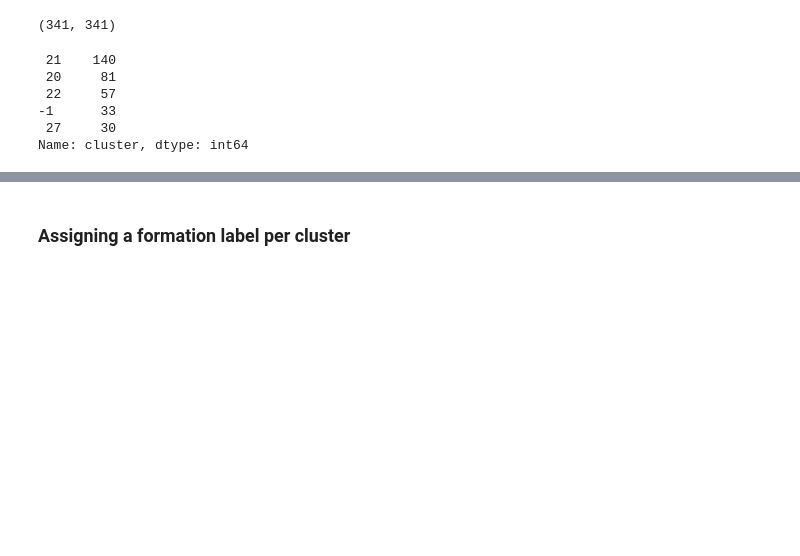
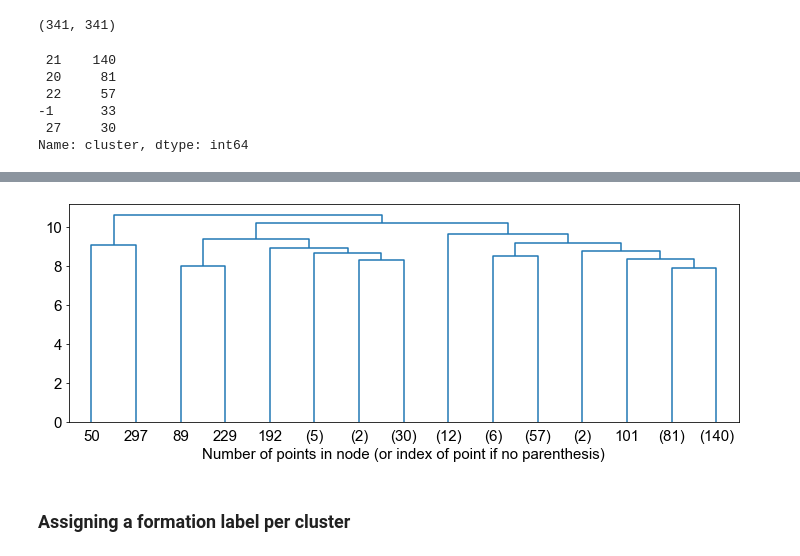
Before and after one commit to pientist/soccercpd, a Jupyter notebook: src/experiment0_formation_clustering.ipynb, the cells around one changed output, grey strips where cells are left out. Saved outputs shown, nothing was run; the diff lists cells and outputs as text; code cells hidden in the pictures; blank space fills up the shorter version.

```diff
--- a/src/experiment0_formation_clustering.ipynb
+++ b/src/experiment0_formation_clustering.ipynb
@@ -170,10 +169,9 @@ def plot_dendrogram(model, **kwargs):
         counts[i] = current_count
 
     linkage_matrix = np.column_stack([model.children_, model.distances_, counts]).astype(float)
-    color_threshold = 0.75 * max(linkage_matrix[:, 2])
 
     # Plot the corresponding dendrogram
-    dendrogram(linkage_matrix, color_threshold=color_threshold, **kwargs)
+    dendrogram(linkage_matrix, color_threshold=0, **kwargs)
     ax = plt.gca()
     ax.tick_params(axis='x', which='major', labelsize=15)
 # %%
@@ -229,3 +227,14 @@ for c in clusters:
+# %%
+plt.figure(figsize=(12, 4))
+submodel = AgglomerativeClustering(
+    n_clusters=None, affinity='precomputed', linkage='average', distance_threshold=0
+)
+submodel.fit(dist_mat_c3)
+plot_dendrogram(submodel, truncate_mode='lastp', p=15)
+plt.xlabel("Number of points in node (or index of point if no parenthesis)")
+plt.show()
+# %% [output]
+[figure, added]
 # %% [markdown]
 ### Assigning a formation label per cluster
 # %%
```
Also changed, not shown: parts of 8 cells of this notebook, 8 other files.
